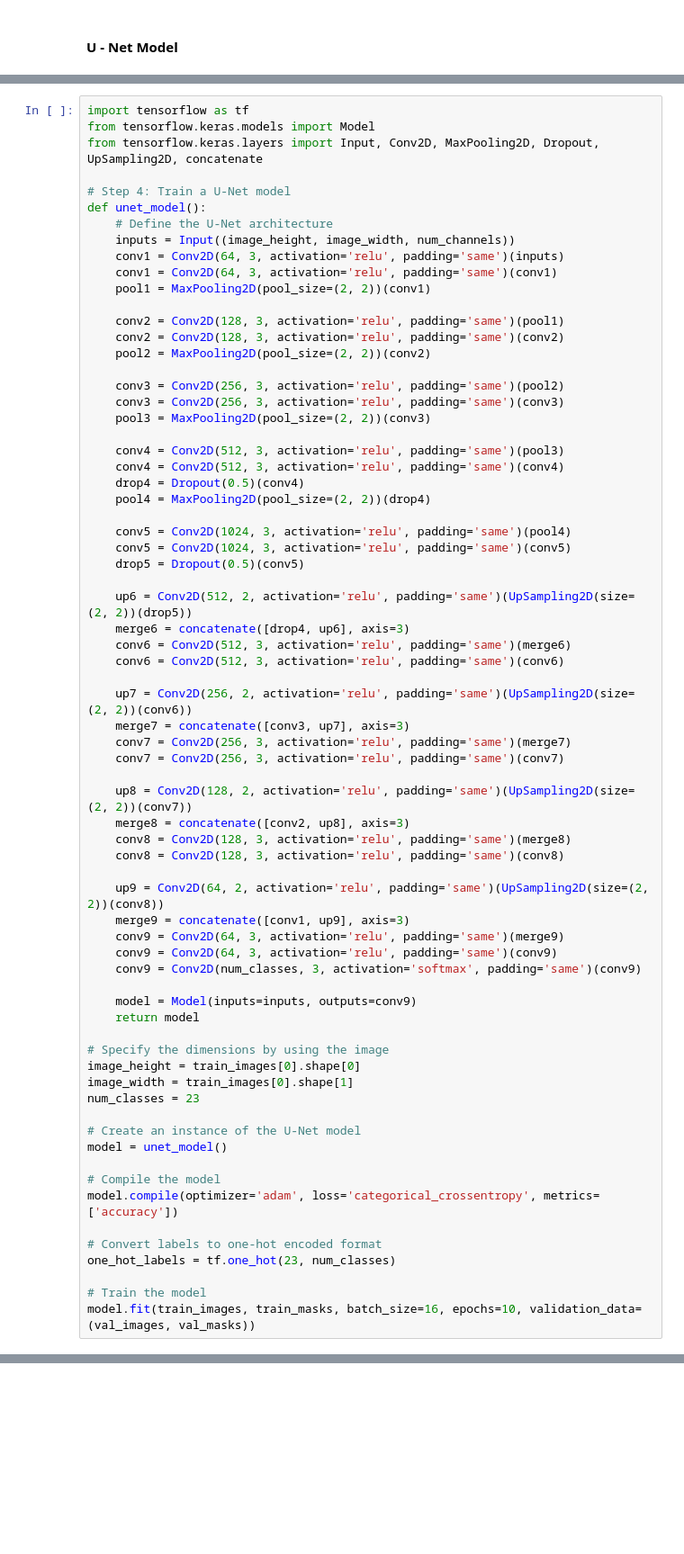
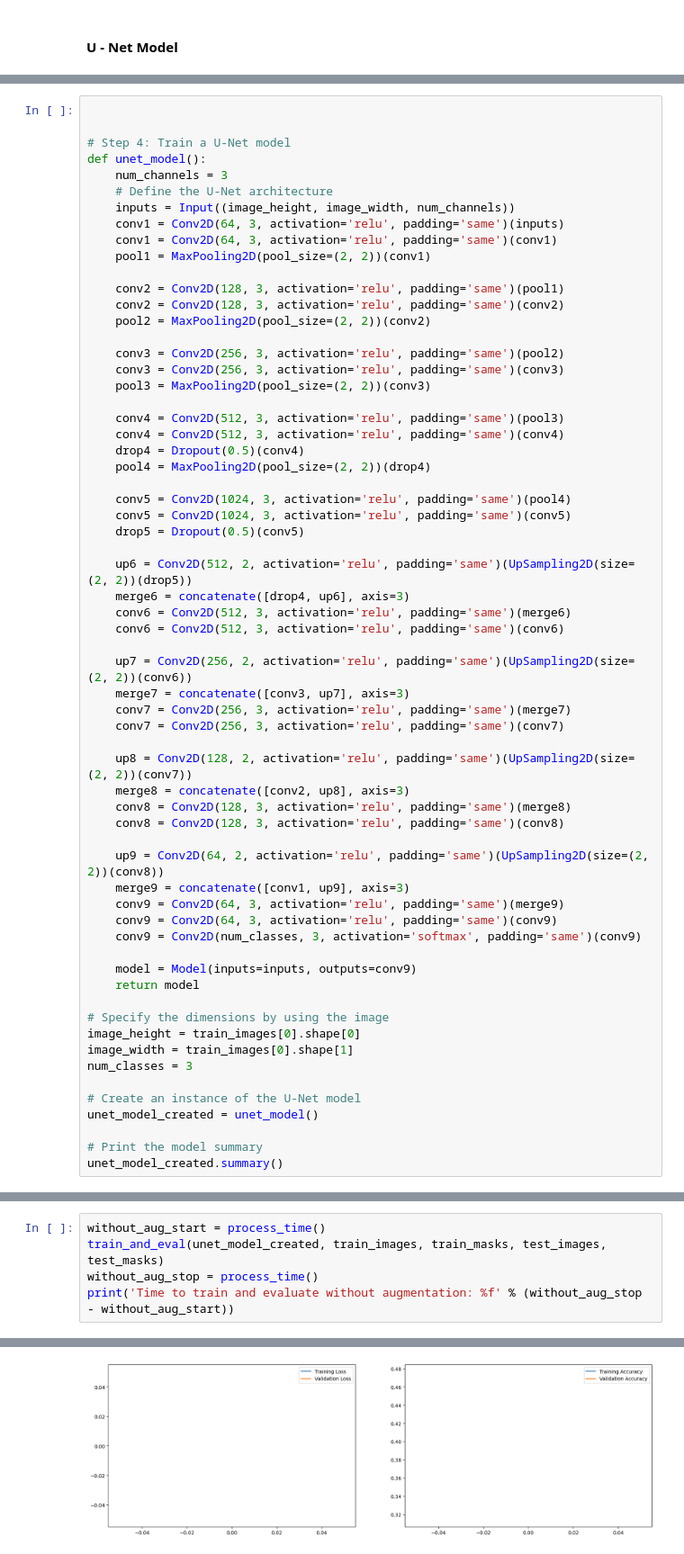
Before and after one commit to DonMMK/aerial-semantic-segmentation, a Jupyter notebook: U_net_model.ipynb, the cells around one changed output, grey strips where cells are left out. Shown at 90% size. Cells and saved outputs as stored; diff of their text form; blank space fills up the shorter version.

```diff
--- a/U_net_model.ipynb
+++ b/U_net_model.ipynb
@@ -204,10 +392,9 @@ Number of test masks: 40
 # %%
-import tensorflow as tf
-from tensorflow.keras.models import Model
-from tensorflow.keras.layers import Input, Conv2D, MaxPooling2D, Dropout, UpSampling2D, concatenate
+
 
 # Step 4: Train a U-Net model
 def unet_model():
+    num_channels = 3
     # Define the U-Net architecture
     inputs = Input((image_height, image_width, num_channels))
     conv1 = Conv2D(64, 3, activation='relu', padding='same')(inputs)
@@ -258,17 +445,11 @@ def unet_model():
 # Specify the dimensions by using the image
 image_height = train_images[0].shape[0]
 image_width = train_images[0].shape[1]
-num_classes = 23
+num_classes = 3
 
 # Create an instance of the U-Net model
-model = unet_model()
+unet_model_created = unet_model()
 
-# Compile the model
-model.compile(optimizer='adam', loss='categorical_crossentropy', metrics=['accuracy'])
-
-# Convert labels to one-hot encoded format
-one_hot_labels = tf.one_hot(23, num_classes)
-
-# Train the model
-model.fit(train_images, train_masks, batch_size=16, epochs=10, validation_data=(val_images, val_masks))
+# Print the model summary
+unet_model_created.summary()
 # %% [output]
@@ -288,0 +529,6 @@ predictions = model.predict(test_images)
+# %%
+without_aug_start = process_time()
+train_and_eval(unet_model_created, train_images, train_masks, test_images, test_masks)
+without_aug_stop = process_time()
+print('Time to train and evaluate without augmentation: %f' % (without_aug_stop - without_aug_start))
+# %% [output]
@@ -288,0 +536 @@ predictions = model.predict(test_images)
+[figure, added]
```
Also changed, not shown: parts of 16 cells of this notebook.
